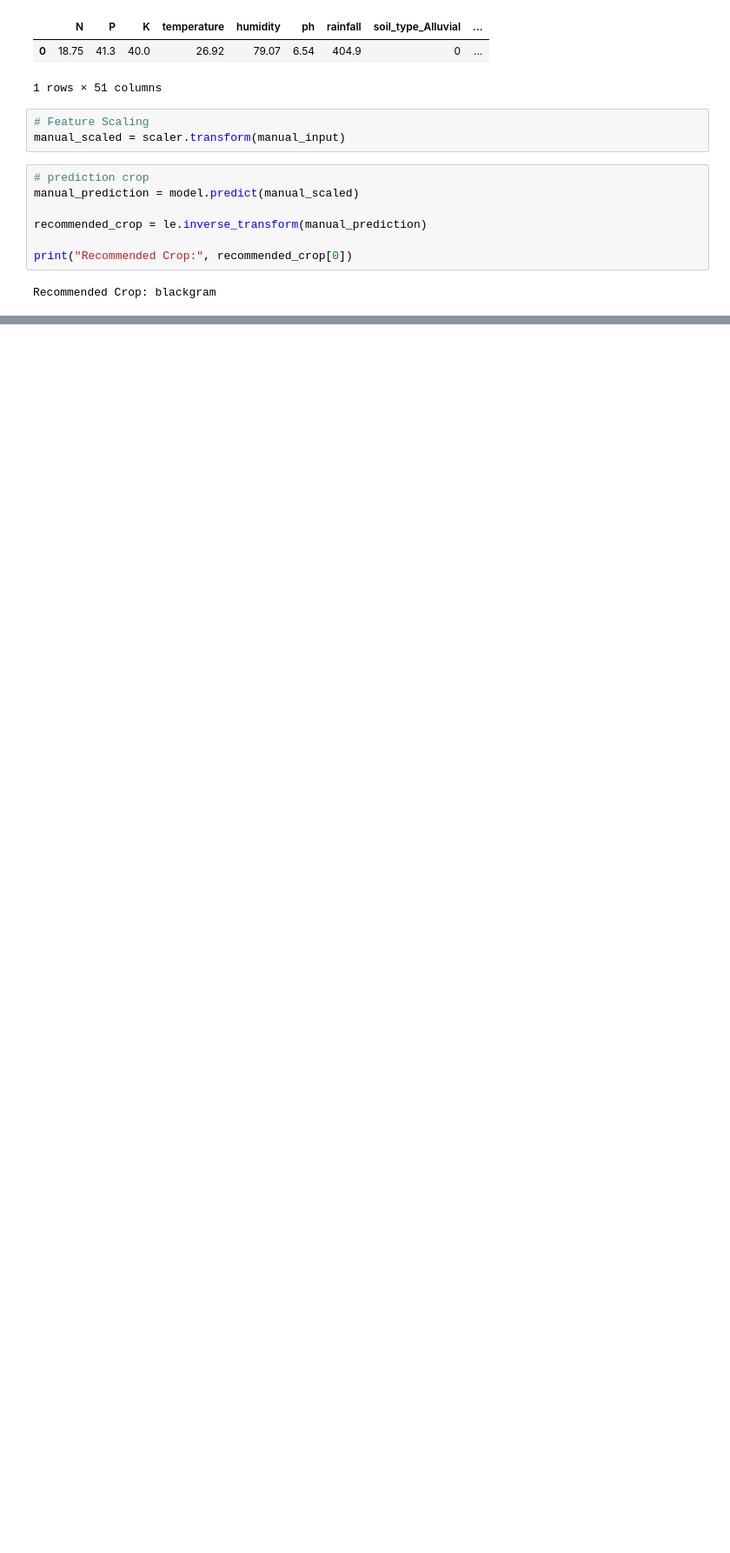
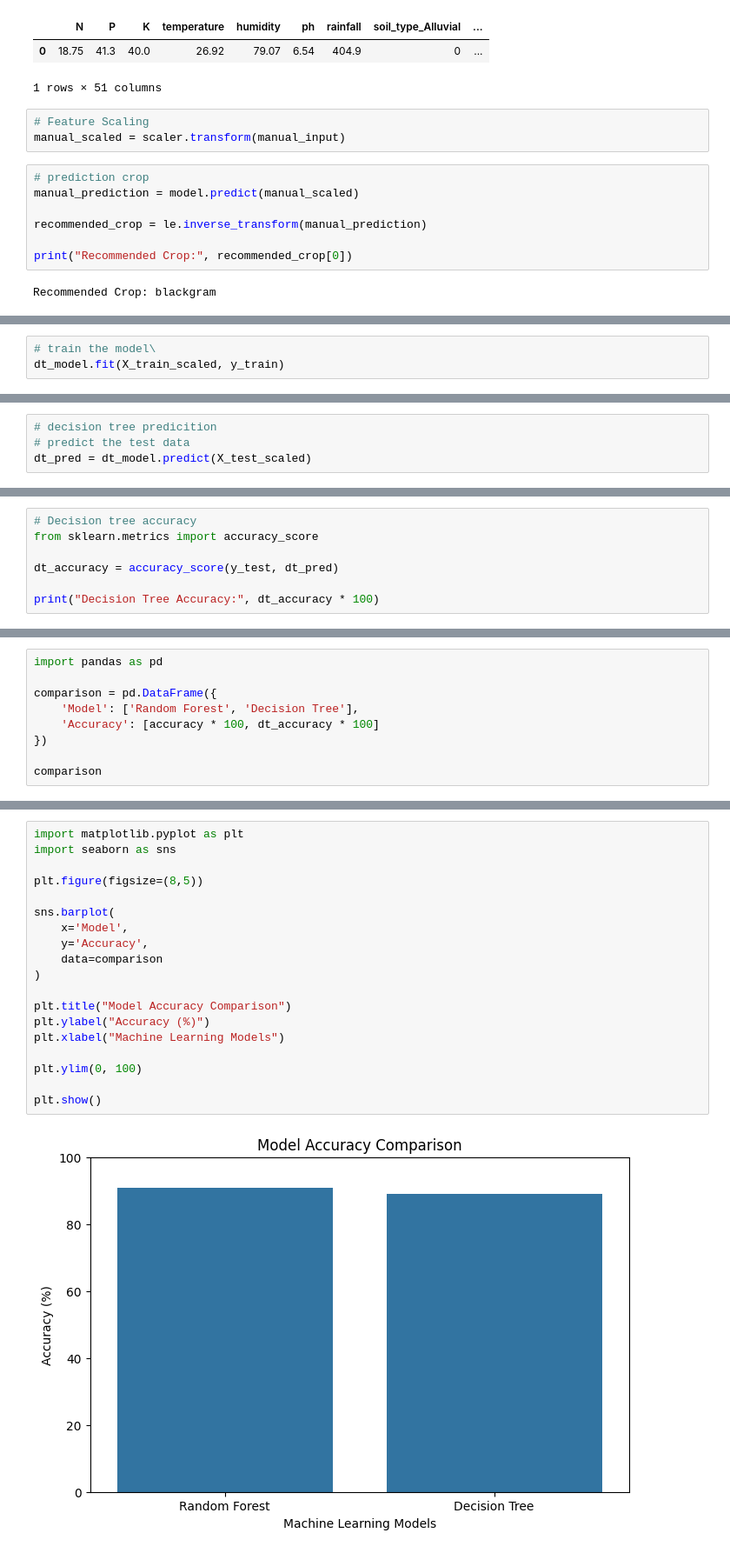
Before and after one commit to adhiyakamar6282-ctrl/Crop_Recommendation, a Jupyter notebook: Crop_Project.ipynb, the cells around one changed output, grey strips where cells are left out. Shown at 87% size. Saved outputs shown, nothing was run; the diff lists cells and outputs as text; blank space fills up the shorter version.

Commit message:
Added Random Forest Model and Crop Recommendation

```diff
--- a/Crop_Project.ipynb
+++ b/Crop_Project.ipynb
@@ -720,0 +731,3 @@ Recommended Crop: blackgram
+# %%
+# train the model\
+dt_model.fit(X_train_scaled, y_train)
@@ -720,0 +741,4 @@ Recommended Crop: blackgram
+# %%
+# decision tree predicition
+# predict the test data
+dt_pred = dt_model.predict(X_test_scaled)
@@ -720,0 +753,7 @@ Recommended Crop: blackgram
+# %%
+# Decision tree accuracy
+from sklearn.metrics import accuracy_score
+
+dt_accuracy = accuracy_score(y_test, dt_pred)
+
+print("Decision Tree Accuracy:", dt_accuracy * 100)
@@ -720,0 +782,9 @@ Recommended Crop: blackgram
+# %%
+import pandas as pd
+
+comparison = pd.DataFrame({
+    'Model': ['Random Forest', 'Decision Tree'],
+    'Accuracy': [accuracy * 100, dt_accuracy * 100]
+})
+
+comparison
@@ -720,0 +797,21 @@ Recommended Crop: blackgram
+# %%
+import matplotlib.pyplot as plt
+import seaborn as sns
+
+plt.figure(figsize=(8,5))
+
+sns.barplot(
+    x='Model',
+    y='Accuracy',
+    data=comparison
+)
+
+plt.title("Model Accuracy Comparison")
+plt.ylabel("Accuracy (%)")
+plt.xlabel("Machine Learning Models")
+
+plt.ylim(0, 100)
+
+plt.show()
+# %% [output]
+[figure, added]
```
Also changed, not shown: parts of 27 cells of this notebook.
